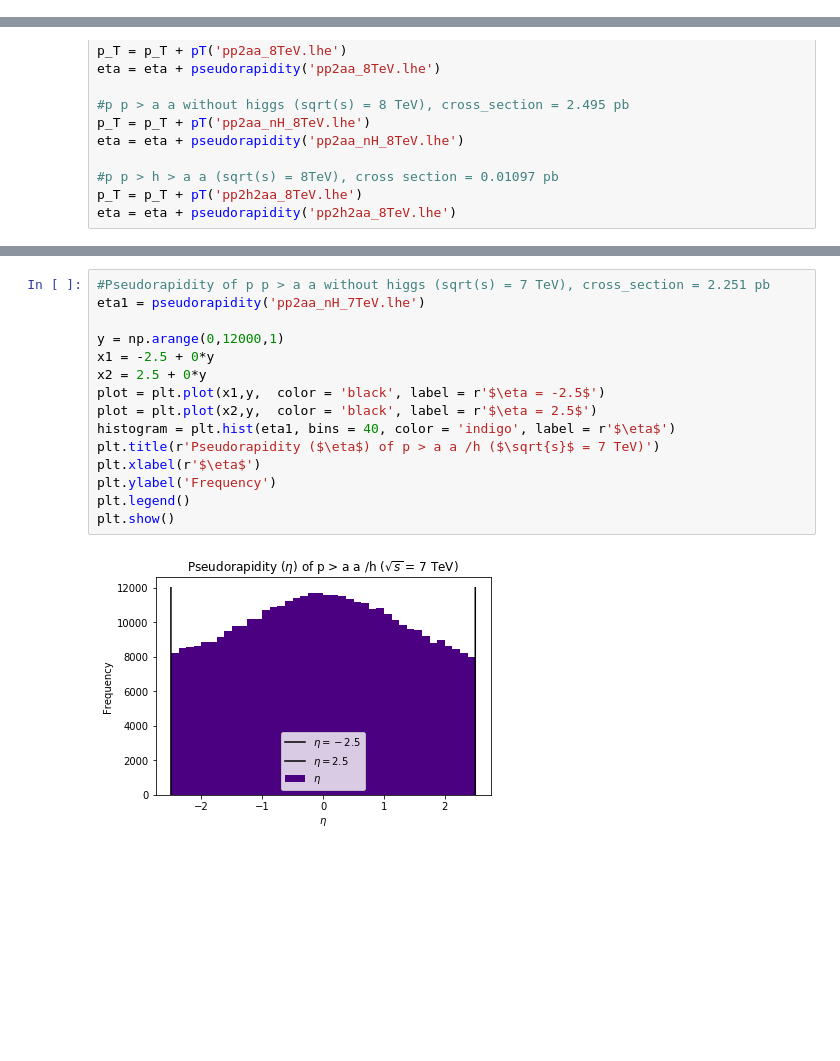
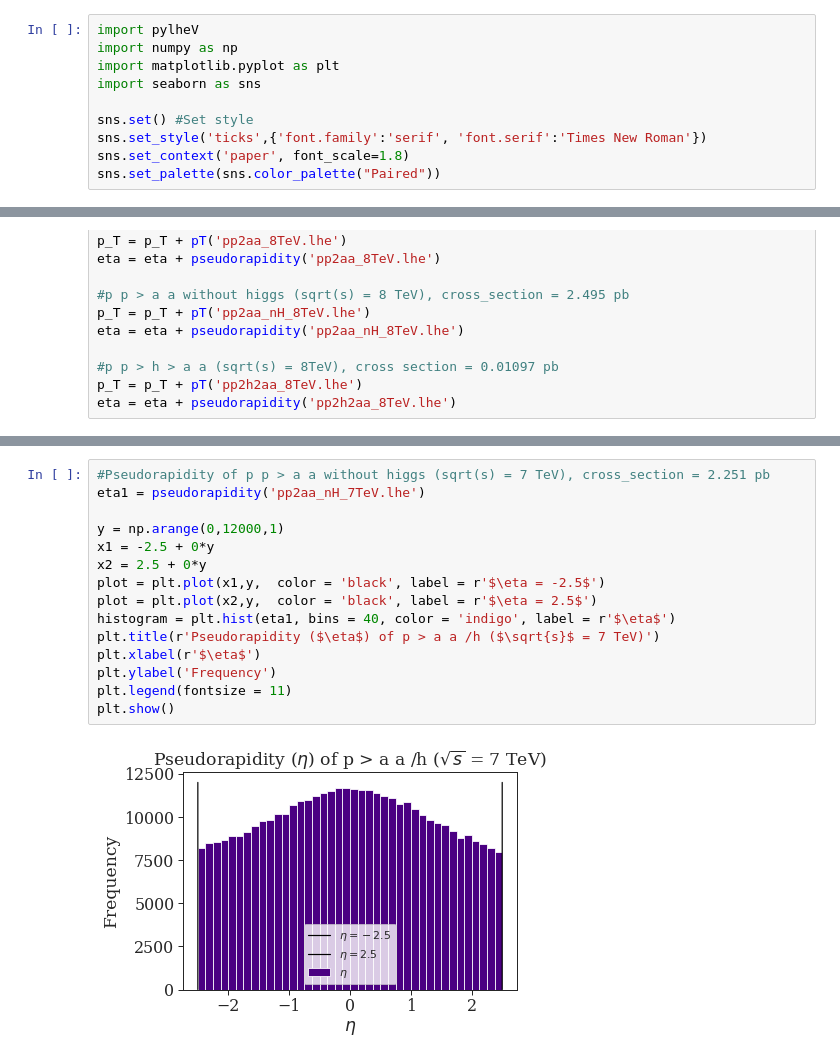
Before and after one commit to viniciusrocca/simulationsSM, a Jupyter notebook: pp2h2aa/CheckingCuts.ipynb, the cells around one changed output, grey strips where cells are left out. Cells and saved outputs as stored; diff of their text form; blank space fills up the shorter version.

```diff
--- a/pp2h2aa/CheckingCuts.ipynb
+++ b/pp2h2aa/CheckingCuts.ipynb
@@ -4,0 +1,10 @@ import matplotlib.pyplot as plt
+# %%
+import pylheV
+import numpy as np
+import matplotlib.pyplot as plt
+import seaborn as sns
+
+sns.set() #Set style
+sns.set_style('ticks',{'font.family':'serif', 'font.serif':'Times New Roman'})
+sns.set_context('paper', font_scale=1.8)
+sns.set_palette(sns.color_palette("Paired"))
@@ -84,20 +128,20 @@ plt.show()
 # %%
 #Pseudorapidity of p p > a a without higgs (sqrt(s) = 7 TeV), cross_section = 2.251 pb
 eta1 = pseudorapidity('pp2aa_nH_7TeV.lhe')
 
 y = np.arange(0,12000,1)
 x1 = -2.5 + 0*y
 x2 = 2.5 + 0*y
 plot = plt.plot(x1,y,  color = 'black', label = r'$\eta = -2.5$')
 plot = plt.plot(x2,y,  color = 'black', label = r'$\eta = 2.5$')
 histogram = plt.hist(eta1, bins = 40, color = 'indigo', label = r'$\eta$')
 plt.title(r'Pseudorapidity ($\eta$) of p > a a /h ($\sqrt{s}$ = 7 TeV)')
 plt.xlabel(r'$\eta$')
 plt.ylabel('Frequency')
-plt.legend()
+plt.legend(fontsize = 11)
 plt.show()
 # %% [output]
-[figure, old version]
+[figure, new version]
 # %%
 #Pseudorapidity of p p > h > a a (sqrt(s) = 7 TeV), cross section = 0.008509 pb
 eta1 = pseudorapidity('pp2h2aa_7TeV.lhe')
```
Also changed, not shown: parts of 16 cells of this notebook.
